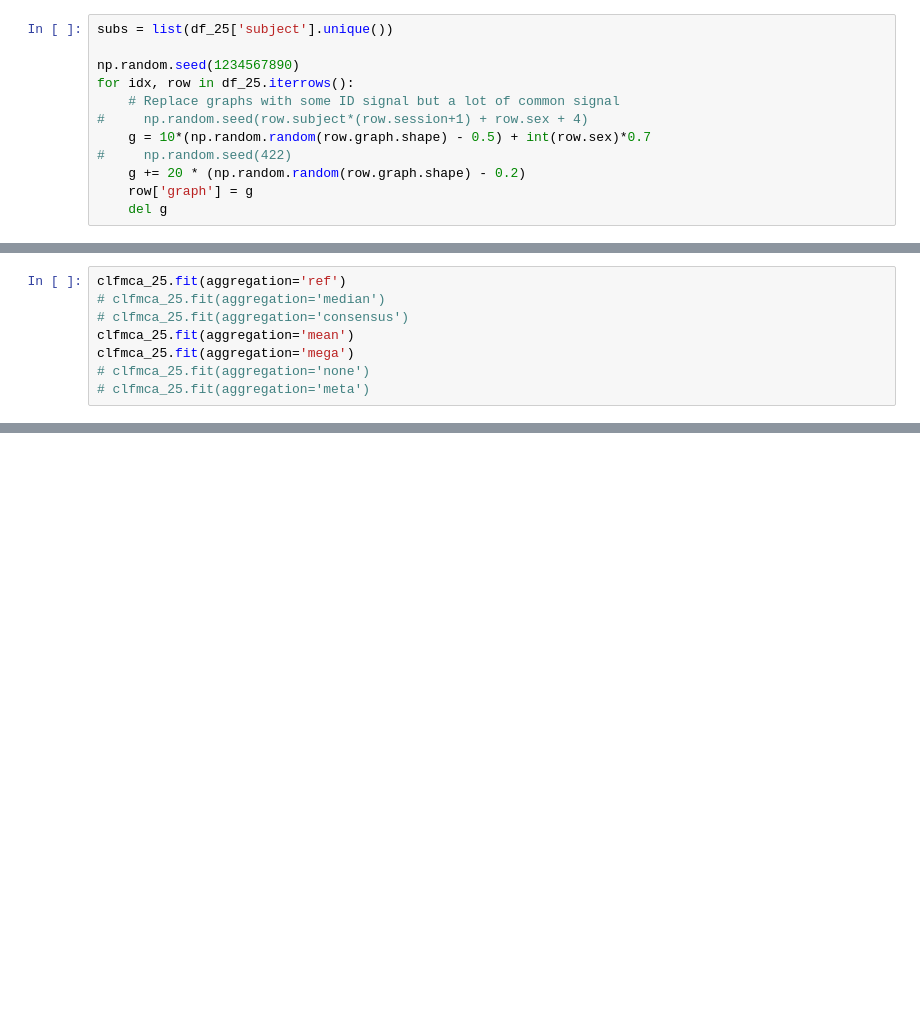
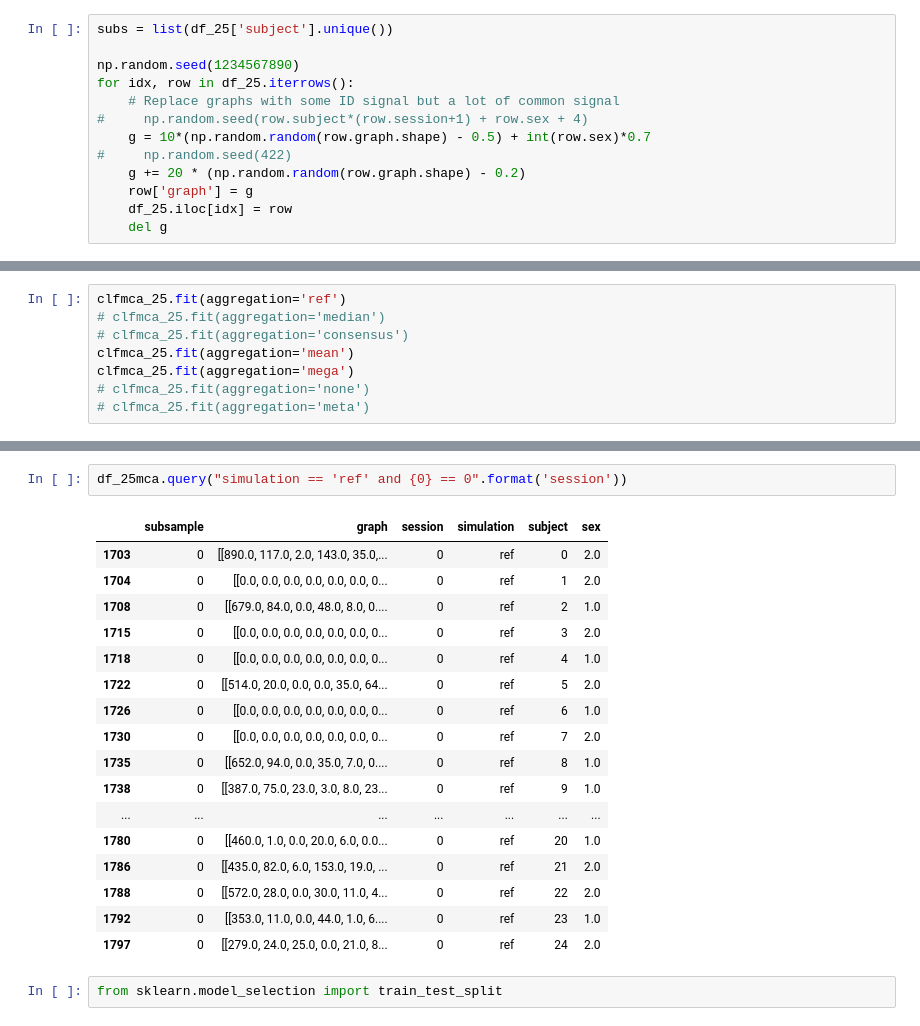
Before and after one commit to gkpapers/2021AggregateMCA, a Jupyter notebook: code/test_experiment.ipynb, the cells around one changed output, grey strips where cells are left out. Cells and saved outputs as stored; diff of their text form; blank space fills up the shorter version.

```diff
--- a/code/test_experiment.ipynb
+++ b/code/test_experiment.ipynb
@@ -97,4 +133,5 @@ for idx, row in df_25.iterrows():
 #     np.random.seed(422)
     g += 20 * (np.random.random(row.graph.shape) - 0.2)
     row['graph'] = g
+    df_25.iloc[idx] = row
     del g
@@ -194,0 +318,22 @@ clfmca_25.performance_report()
+# %%
+df_25mca.query("simulation == 'ref' and {0} == 0".format('session'))
+# %% [output]
+|  | subsample | graph | session | simulation | subject | sex |
+| 1703 | 0 | [[890.0, 117.0, 2.0, 143.0, 35.0,... | 0 | ref | 0 | 2.0 |
+| 1704 | 0 | [[0.0, 0.0, 0.0, 0.0, 0.0, 0.0, 0... | 0 | ref | 1 | 2.0 |
+| 1708 | 0 | [[679.0, 84.0, 0.0, 48.0, 8.0, 0.... | 0 | ref | 2 | 1.0 |
+| 1715 | 0 | [[0.0, 0.0, 0.0, 0.0, 0.0, 0.0, 0... | 0 | ref | 3 | 2.0 |
+| 1718 | 0 | [[0.0, 0.0, 0.0, 0.0, 0.0, 0.0, 0... | 0 | ref | 4 | 1.0 |
+| 1722 | 0 | [[514.0, 20.0, 0.0, 0.0, 35.0, 64... | 0 | ref | 5 | 2.0 |
+| 1726 | 0 | [[0.0, 0.0, 0.0, 0.0, 0.0, 0.0, 0... | 0 | ref | 6 | 1.0 |
+| 1730 | 0 | [[0.0, 0.0, 0.0, 0.0, 0.0, 0.0, 0... | 0 | ref | 7 | 2.0 |
+| 1735 | 0 | [[652.0, 94.0, 0.0, 35.0, 7.0, 0.... | 0 | ref | 8 | 1.0 |
+| 1738 | 0 | [[387.0, 75.0, 23.0, 3.0, 8.0, 23... | 0 | ref | 9 | 1.0 |
+| ... | ... | ... | ... | ... | ... | ... |
+| 1780 | 0 | [[460.0, 1.0, 0.0, 20.0, 6.0, 0.0... | 0 | ref | 20 | 1.0 |
+| 1786 | 0 | [[435.0, 82.0, 6.0, 153.0, 19.0, ... | 0 | ref | 21 | 2.0 |
+| 1788 | 0 | [[572.0, 28.0, 0.0, 30.0, 11.0, 4... | 0 | ref | 22 | 2.0 |
+| 1792 | 0 | [[353.0, 11.0, 0.0, 44.0, 1.0, 6.... | 0 | ref | 23 | 1.0 |
+| 1797 | 0 | [[279.0, 24.0, 25.0, 0.0, 21.0, 8... | 0 | ref | 24 | 2.0 |
+# %%
+from sklearn.model_selection import train_test_split
```
Also changed, not shown: parts of 34 cells of this notebook, 2 other files.
